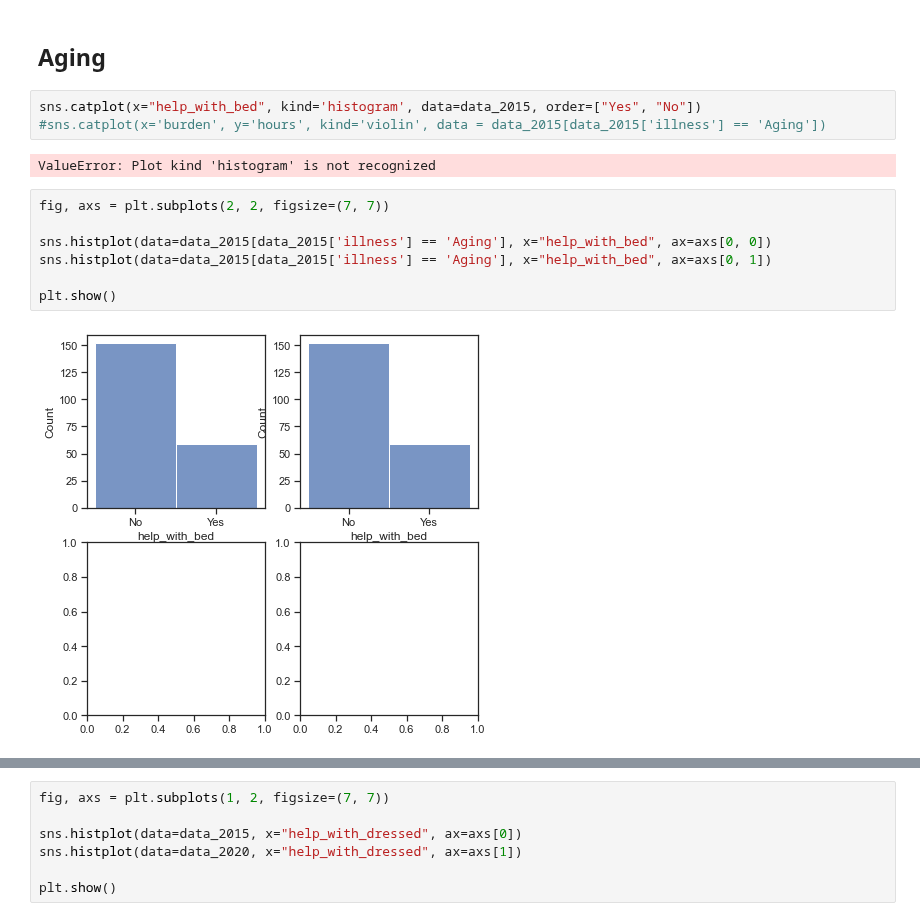
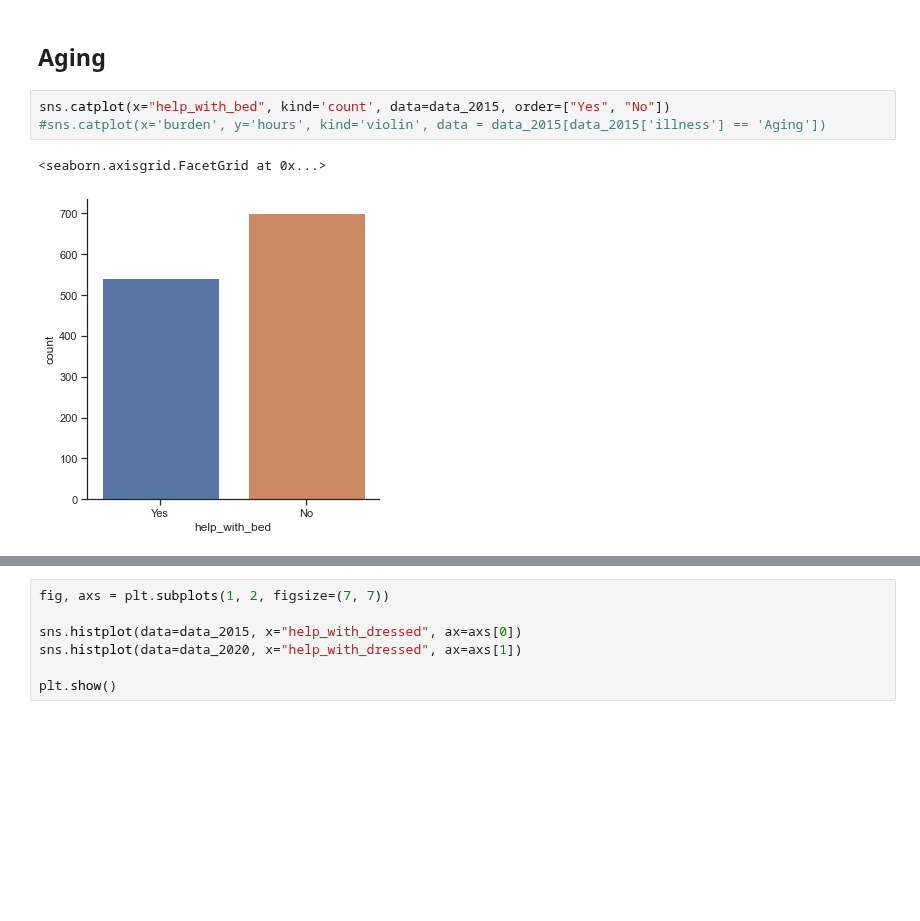
Before and after one commit to woonsupkim/BurdenofCare, a Jupyter notebook: burden.ipynb, the cells around one changed output, grey strips where cells are left out. Saved outputs shown, nothing was run; the diff lists cells and outputs as text; blank space fills up the shorter version.

Commit message:
visualizations update

```diff
--- a/burden.ipynb
+++ b/burden.ipynb
@@ -385,16 +385,8 @@ MobilityProblem
 # %% [markdown]
 ## Aging
 # %%
-sns.catplot(x="help_with_bed", kind='histogram', data=data_2015, order=["Yes", "No"])
+sns.catplot(x="help_with_bed", kind='count', data=data_2015, order=["Yes", "No"])
 #sns.catplot(x='burden', y='hours', kind='violin', data = data_2015[data_2015['illness'] == 'Aging'])
 # %% [output]
-ValueError: Plot kind 'histogram' is not recognized
+<seaborn.axisgrid.FacetGrid at 0x...>
+[figure, added]
-# %%
-fig, axs = plt.subplots(2, 2, figsize=(7, 7))
-
-sns.histplot(data=data_2015[data_2015['illness'] == 'Aging'], x="help_with_bed", ax=axs[0, 0])
-sns.histplot(data=data_2015[data_2015['illness'] == 'Aging'], x="help_with_bed", ax=axs[0, 1])
-
-plt.show()
-# %% [output]
-[figure, removed]
```
Also changed, not shown: parts of 2 cells of this notebook.
